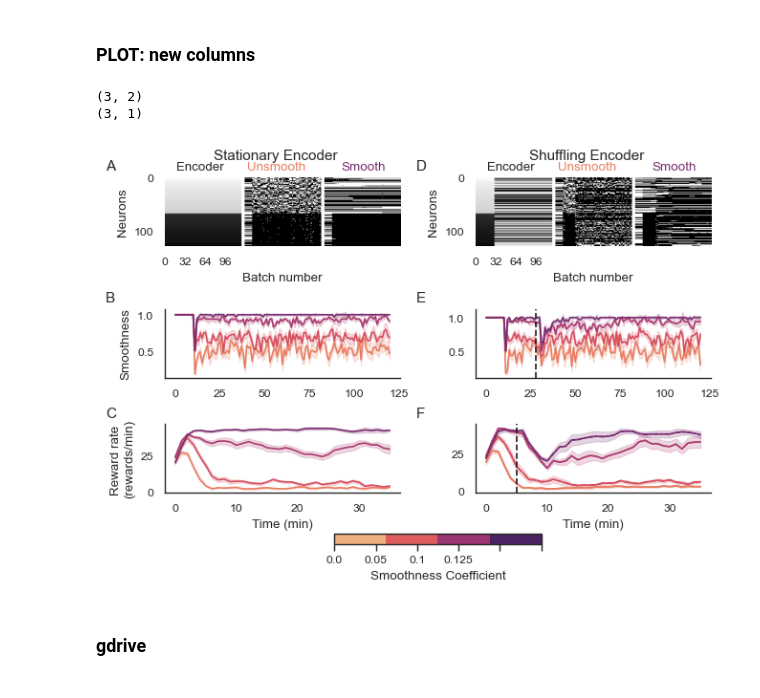
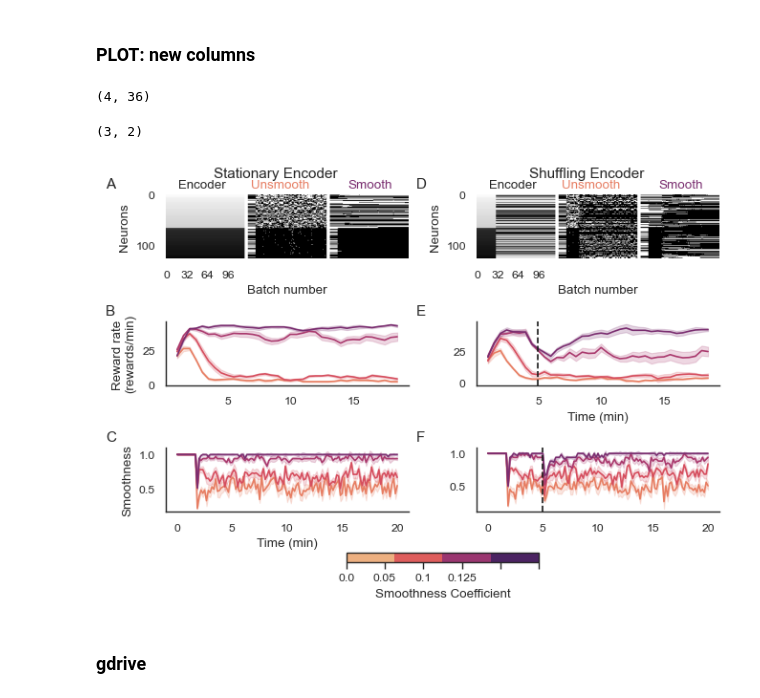
Before and after one commit to sijia66/adaptive_feature_selection, a Jupyter notebook: figure5_convex_algorithm_shuffled_encoder/231019_afs_change_encoder_convex_lasso.ipynb, the cells around one changed output. Saved outputs shown, nothing was run; the diff lists cells and outputs as text; code cells hidden in the pictures.

```diff
--- a/figure5_convex_algorithm_shuffled_encoder/231019_afs_change_encoder_convex_lasso.ipynb
+++ b/figure5_convex_algorithm_shuffled_encoder/231019_afs_change_encoder_convex_lasso.ipynb
@@ -543,6 +543,7 @@ for k in smooth_and_reward_dict.keys(): print(k)
 
 # get the smoothness and the 25th and 75th percentiles
 # note that the 25th and 75h percentiles are sem,  convenience for plotting
+smoothness_array = smooth_and_reward_dict['smoothness_array']
 smoothness_conds_by_batch_stationary = smooth_and_reward_dict['smoothness_conds_by_batch']
 smoothness_conds_by_batch_25_stationary = smooth_and_reward_dict['smoothness_conds_by_batch_25']
 smoothness_conds_by_batch_75_stationary = smooth_and_reward_dict['smoothness_conds_by_batch_75']
@@ -791,11 +688,21 @@ Text(0.5, 0, 'Time (min)')
 # %% [markdown]
 ### PLOT: new columns
+# %%
+reward_rate_all_stationary.shape
+# %% [output]
+(4, 36)
 # %%
 summary_figure, summary_axes_stationary_left_shuffling_right = subplots_with_labels(3, 2, figsize = (6.5, 4.5),
                                                     label_directions='col_first')
 
 print(summary_axes_stationary_left_shuffling_right.shape)
 summary_axes  = summary_axes_stationary_left_shuffling_right[:,0][:, np.newaxis]
+
+smoothness_xlabels =  np.arange(0, smoothness_conds_by_batch.shape[1]) / 6 # 10 batches per minute
+encoder_weight_labels =  np.arange(0, num_batches, delta_batch_for_display ) / 6
+# convert encoder weight labels to integer
+encoder_weight_labels = np.rint(encoder_weight_labels).astype(int)
+
 
 # the first row is the stationary encoder
 ax_feat_activity = summary_axes[0,0]
@@ -832,25 +739,31 @@ sm = plt.cm.ScalarMappable(cmap="flare", norm=norm)
 
 # stationary encoder case, plot the feature selection results
 # add the error bars using a for loop
+ax = summary_axes[2,0]
 for i, s in enumerate(smoothness_array):
-    summary_axes[1,0].plot(smoothness_conds_by_batch_stationary[i], color=colors[i])
-    summary_axes[1,0].fill_between(np.arange(smoothness_conds_by_batch_25_stationary.shape[1]),
+    ax.plot(smoothness_xlabels, smoothness_conds_by_batch_stationary[i],
+            color=colors[i])
+    ax.fill_between(smoothness_xlabels,
                                    smoothness_conds_by_batch_25_stationary[i],
                                    smoothness_conds_by_batch_75_stationary[i],
                                    color=colors[i], alpha=0.2)
-summary_axes[1,0].set_ylabel('Smoothness')
+ax.set_ylabel('Smoothness')
+ax.set_xlabel('Time (min)')
 
 # stationary encoder, plot the reward rate
 # add the error bars using a for loop
+ax = summary_axes[1,0]
 for i, s in enumerate(smoothness_array):
-    summary_axes[2,0].plot(reward_rate_all_stationary[i], color=colors[i])
-    summary_axes[2,0].fill_between(np.arange(reward_rate_all_stationary.shape[1]),
+    ax.plot(window_time_stamps / 60,
+                reward_rate_all_stationary[i], color=colors[i])
+    ax.fill_between(window_time_stamps / 60,
                                    reward_rate_all_25_stationary[i],
                                    reward_rate_all_75_stationary[i],
                                    color=colors[i], alpha=0.2)
 
-summary_axes[2,0].set_ylabel('Reward rate \n(rewards/min)')
-summary_axes[2,0].set_xlabel('Time (min)')
+ax.set_ylabel('Reward rate \n(rewards/min)')
+# turn off x axis labels
+
 
 ###################################################################
 # the second column is the shuffling encoder
@@ -888,38 +801,29 @@ ax_feat_activity.text(0.75, 1.1, 'Smooth', color = colors[-1],
 #              linestyle = 'solid',
 #              legend=False)
 # add the error bars using a for loop
+ax = summary_axes[2,0]
 for i, s in enumerate(smoothness_array):
-    summary_axes[1,0].plot(smoothness_conds_by_batch_median[i], color=colors[i])
-    summary_axes[1,0].fill_between(np.arange(smoothness_conds_by_batch_25.shape[1]),
+    ax.plot(smoothness_xlabels, smoothness_conds_by_batch_median[i], color=colors[i])
+    ax.fill_between(smoothness_xlabels,
                                    smoothness_conds_by_batch_25[i],
                                    smoothness_conds_by_batch_75[i],
                                    color=colors[i], alpha=0.2)
+ax.axvline(x=5, color='k', linestyle='--')
 
 # summary_axes[1,0].set_ylabel('Smoothness')
 # shuffling encoder, plot the reward rate
 # add a dotted line to indicate encoder swap
-summary_axes[1,0].axvline(x=28, color='k', linestyle='--')
-sns.lineplot(data=reward_rate_all.T,
-             palette=colors,
-             ax=summary_axes[2,0],
-             linestyle = 'solid',
-             legend=False)
 
+ax = summary_axes[1,0]
 # add the error bars using a for loop
 for i, s in enumerate(smoothness_array):
-    summary_axes[2,0].plot(reward_rate_all[i], color=colors[i])
-    summary_axes[2,0].fill_between(np.arange(reward_rate_all.shape[1]),
+    ax.plot(window_time_stamps / 60, reward_rate_all[i], color=colors[i])
+    ax.fill_between(window_time_stamps / 60,
                                    reward_rate_all_25[i],
                                    reward_rate_all_75[i],
                                    color=colors[i], alpha=0.2)
-
-
-# summary_axes[2,0].set_ylabel('Reward rate \n(rewards/min)')
-summary_axes[2,0].set_xlabel('Time (min)')
-
-# add a dotted line to indicate encoder swap
-print(summary_axes.shape)
-summary_axes[2,0].axvline(x=5, color='k', linestyle='--')
+ax.set_xlabel('Time (min)')
+ax.axvline(x=5, color='k', linestyle='--')
 
 # add a colorbar below the figure
 norm = plt.Normalize(smoothnesss_array_parameter_scan.min(),
@@ -951,35 +855,34 @@ cbar = summary_figure.colorbar(sm, ax=summary_axes_stationary_left_shuffling_rig
 cbar.set_label('Smoothness Coefficient')
 
 # Set the colorbar ticks to smoothness_color_scan
 cbar.set_ticklabels(smoothnesss_array_parameter_scan)
 
 # remove the top and right spines for all axes
 for ax in summary_axes_stationary_left_shuffling_right.flatten():
     # for the first and 4th ax, also remove the left spine and the bottom spine
     if ax == summary_axes_stationary_left_shuffling_right[0,0] or ax == summary_axes_stationary_left_shuffling_right[0,1]:
         ax.spines['left'].set_visible(False)
         ax.spines['bottom'].set_visible(False)
     ax.spines['top'].set_visible(False)
     ax.spines['right'].set_visible(False)
 
 
 # remove the top and right spines for all  axes
 for ax in summary_axes_stationary_left_shuffling_right.flatten():
 
     # for the first and 4th ax, also remove the left spine, and the bottom spine
     if ax == summary_axes_stationary_left_shuffling_right[0,0] or ax == summary_axes_stationary_left_shuffling_right[0,1]:
         ax.spines['left'].set_visible(False)
         ax.spines['bottom'].set_visible(False)
 
     ax.spines['top'].set_visible(False)
     ax.spines['right'].set_visible(False)
 
 
 # summary_figure.tight_layout()
 # %% [output]
 (3, 2)
-(3, 1)
-[figure, old version]
+[figure, new version]
 # %% [markdown]
 ### gdrive
 # %%
```
Also changed, not shown: parts of 9 cells of this notebook, 1 other file.
